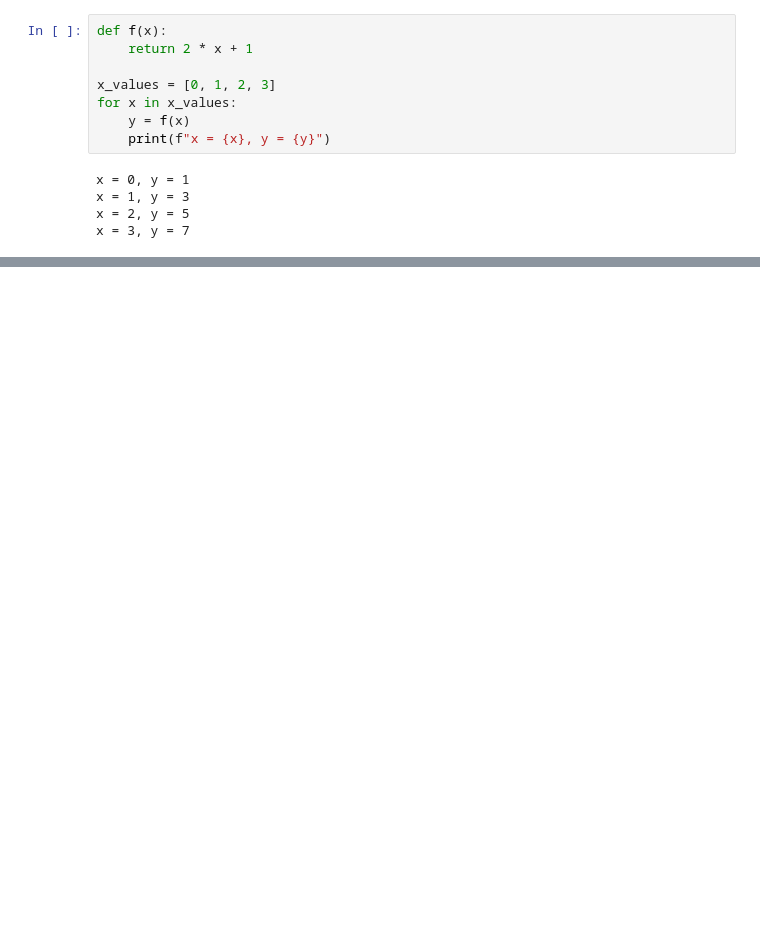
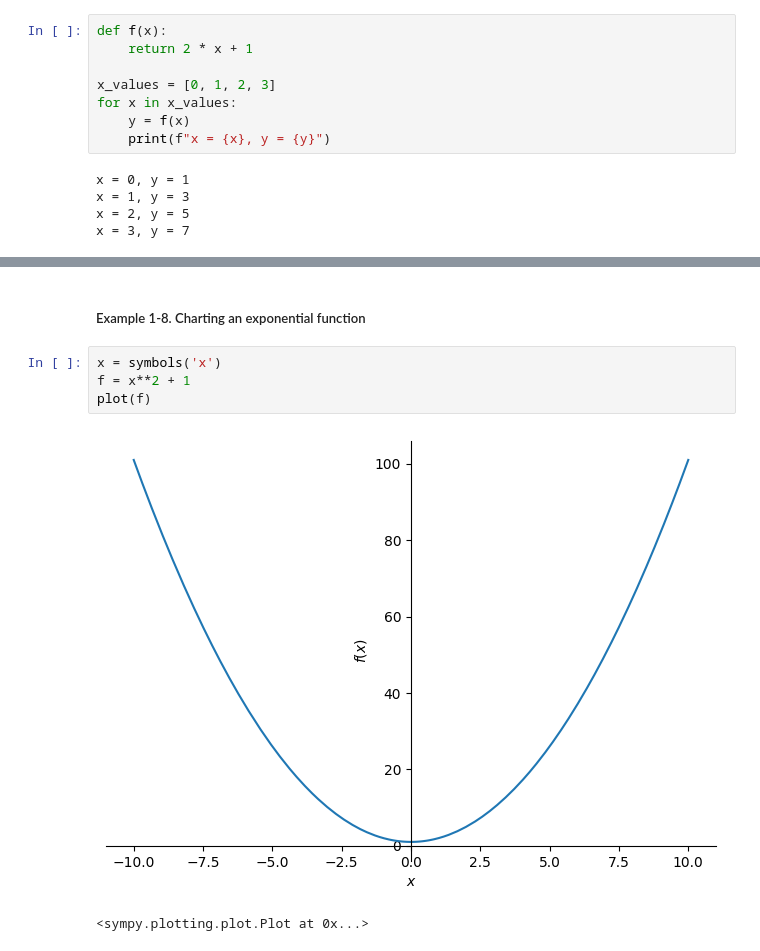
Before and after one commit to rahulkfernandes/Essential-Math-for-DS, a Jupyter notebook: Chapter1-Basic_Math_and_Calculus_Review.ipynb, the cells around one changed output, grey strips where cells are left out. Saved outputs shown, nothing was run; the diff lists cells and outputs as text; blank space fills up the shorter version.

```diff
--- a/Chapter1-Basic_Math_and_Calculus_Review.ipynb
+++ b/Chapter1-Basic_Math_and_Calculus_Review.ipynb
@@ -52,0 +66,9 @@ x = 3, y = 7
+# %% [markdown]
+##### Example 1-8. Charting an exponential function
+# %%
+x = symbols('x')
+f = x**2 + 1
+plot(f)
+# %% [output]
+[figure, added]
+<sympy.plotting.plot.Plot at 0x...>
```
Also changed, not shown: parts of 18 cells of this notebook.
